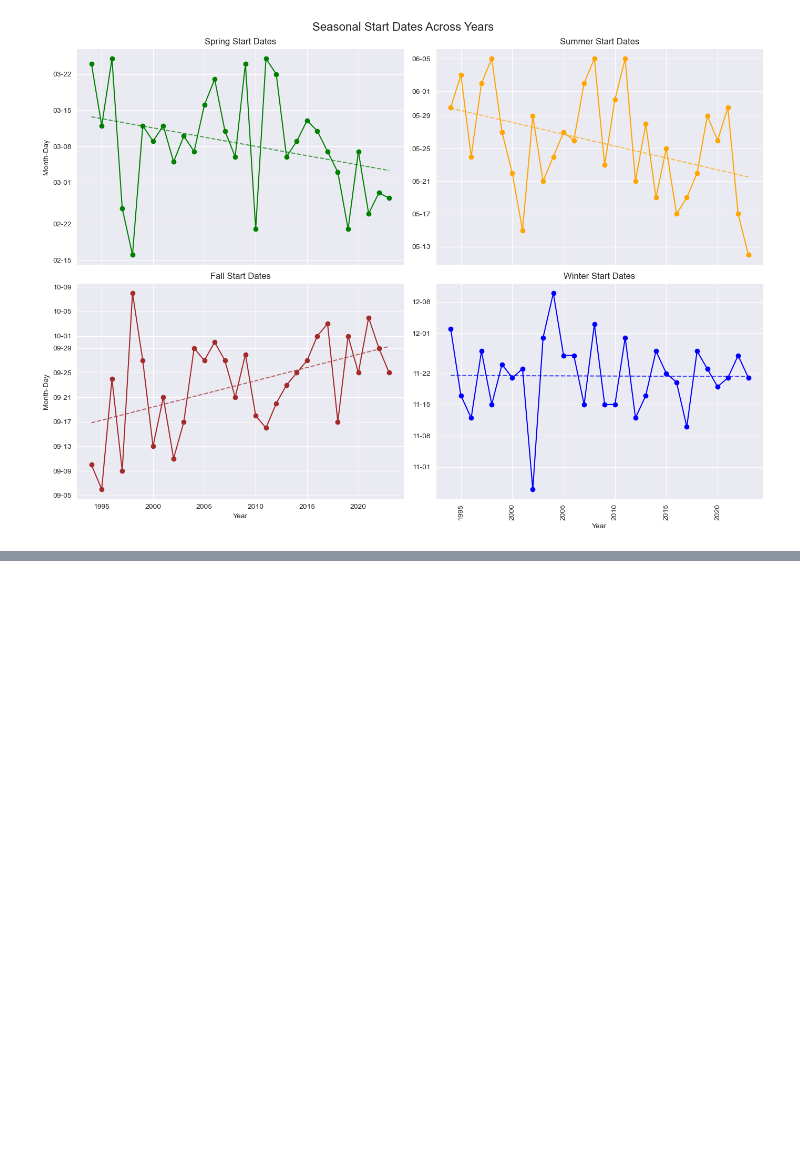
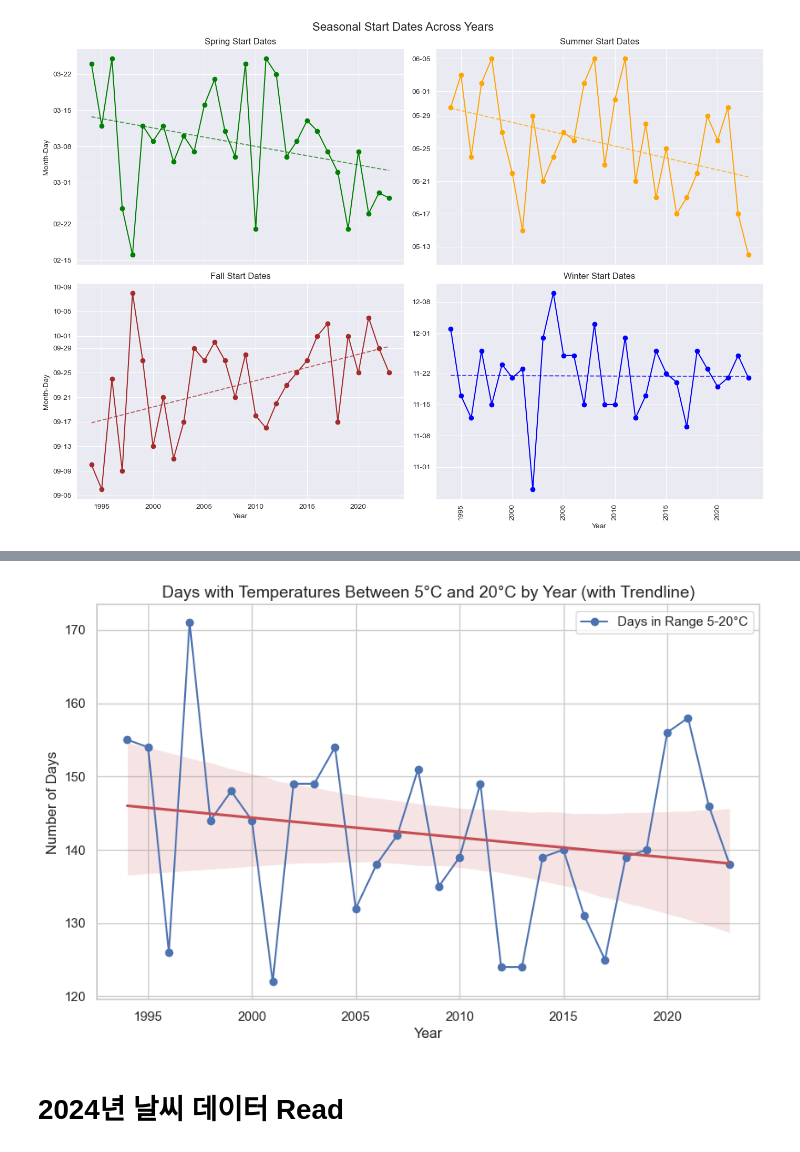
Before and after one commit to dev-jhjoo/SeoulWeatherAnalysis, a Jupyter notebook: analysis.ipynb, the cells around one changed output, grey strips where cells are left out. Saved outputs shown, nothing was run; the diff lists cells and outputs as text; code cells hidden in the pictures; blank space fills up the shorter version.

Commit message:
added# visualization

```diff
--- a/analysis.ipynb
+++ b/analysis.ipynb
@@ -518,0 +531,13 @@ plt.show()
+# %%
+spring_fall_df = pd.read_csv('./data/seoul summary.csv')
+
+# datetime을 pandas의 datetime 형식으로 변환
+spring_fall_df['datetime'] = pd.to_datetime(spring_fall_df['datetime'])
+
+# 온도가 5도 이상 20도 이하인 데이터를 필터링
+condition = (spring_fall_df['temp_celsius'] >= 5) & (spring_fall_df['temp_celsius'] <= 20)
+filtered_df = spring_fall_df[condition]
+
+# 연도별로 그룹화하여 5도에서 20도 사이의 일수를 계산
+days_range = filtered_df.groupby(filtered_df['datetime'].dt.year).size()
+days_range
@@ -518,0 +562,26 @@ plt.show()
+# %%
+# 그래프 크기 설정
+plt.figure(figsize=(10, 6))
+
+# 꺾은선 그래프 그리기
+plt.plot(days_range.index, days_range.values, marker='o', color='b', label='Days in Range 5-20°C')
+
+# 선형 회귀선 추가 (추세선)
+sns.regplot(x=days_range.index, y=days_range.values, scatter=False, color='r', line_kws={"label":"Trendline"})
+
+# 그래프 제목과 축 레이블 설정
+plt.title('Days with Temperatures Between 5°C and 20°C by Year (with Trendline)', fontsize=14)
+plt.xlabel('Year', fontsize=12)
+plt.ylabel('Number of Days', fontsize=12)
+
+# 범례 추가
+plt.legend()
+
+# 그래프 출력
+plt.grid(True)
+plt.savefig('./figures/seoul_spring_fall_days.png')
+plt.show()
+# %% [output]
+[figure, added]
+# %% [markdown]
+# 2024년 날씨 데이터 Read
```
Also changed, not shown: parts of 10 cells of this notebook, 3 other files.
